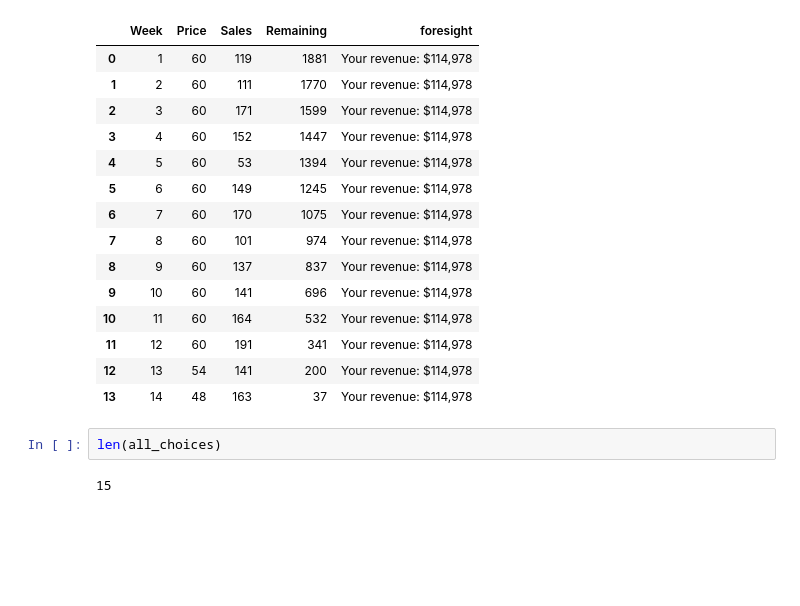
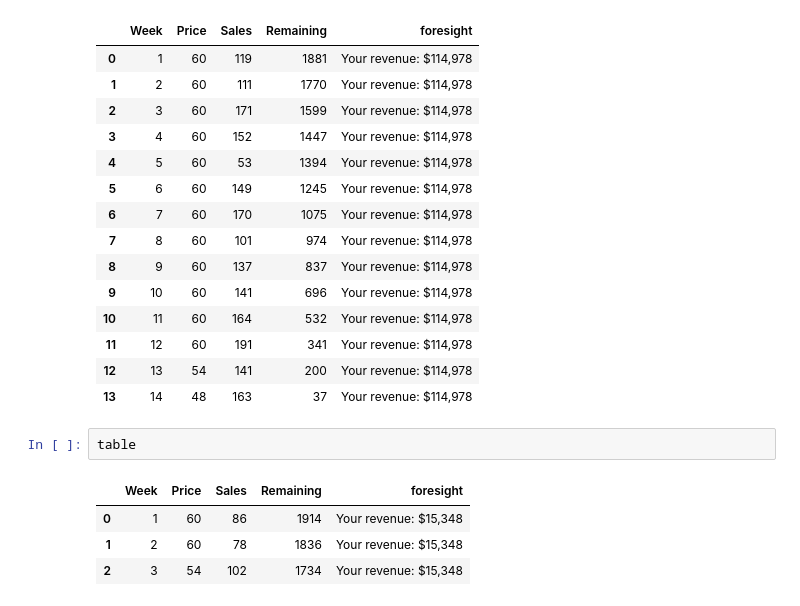
Before and after one commit to RScicomp/XRM2b3, a Jupyter notebook: ScrapeGame2.0.ipynb, the cells around one changed output. Cells and saved outputs as stored; diff of their text form; blank space fills up the shorter version.

```diff
--- a/ScrapeGame2.0.ipynb
+++ b/ScrapeGame2.0.ipynb
@@ -341,10 +354,13 @@ table
 | 11 | 12 | 60 | 191 | 341 | Your revenue: $114,978 |
 | 12 | 13 | 54 | 141 | 200 | Your revenue: $114,978 |
 | 13 | 14 | 48 | 163 | 37 | Your revenue: $114,978 |
-# %%
-len(all_choices)
-# %% [output]
-15
+# %%
+table
+# %% [output]
+|  | Week | Price | Sales | Remaining | foresight |
+| 0 | 1 | 60 | 86 | 1914 | Your revenue: $15,348 |
+| 1 | 2 | 60 | 78 | 1836 | Your revenue: $15,348 |
+| 2 | 3 | 54 | 102 | 1734 | Your revenue: $15,348 |
 # %%
 all_data=[]
 foresights=[]
```
Also changed, not shown: parts of 7 cells of this notebook, 1 other file.
